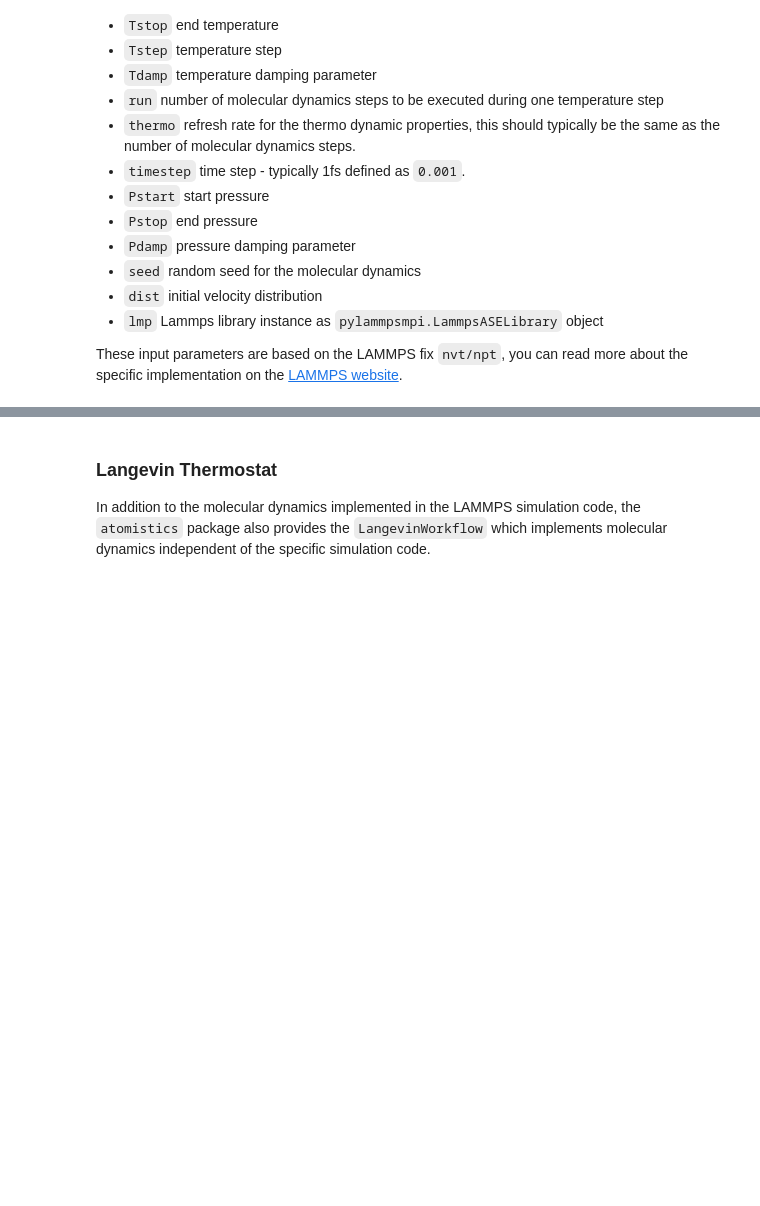
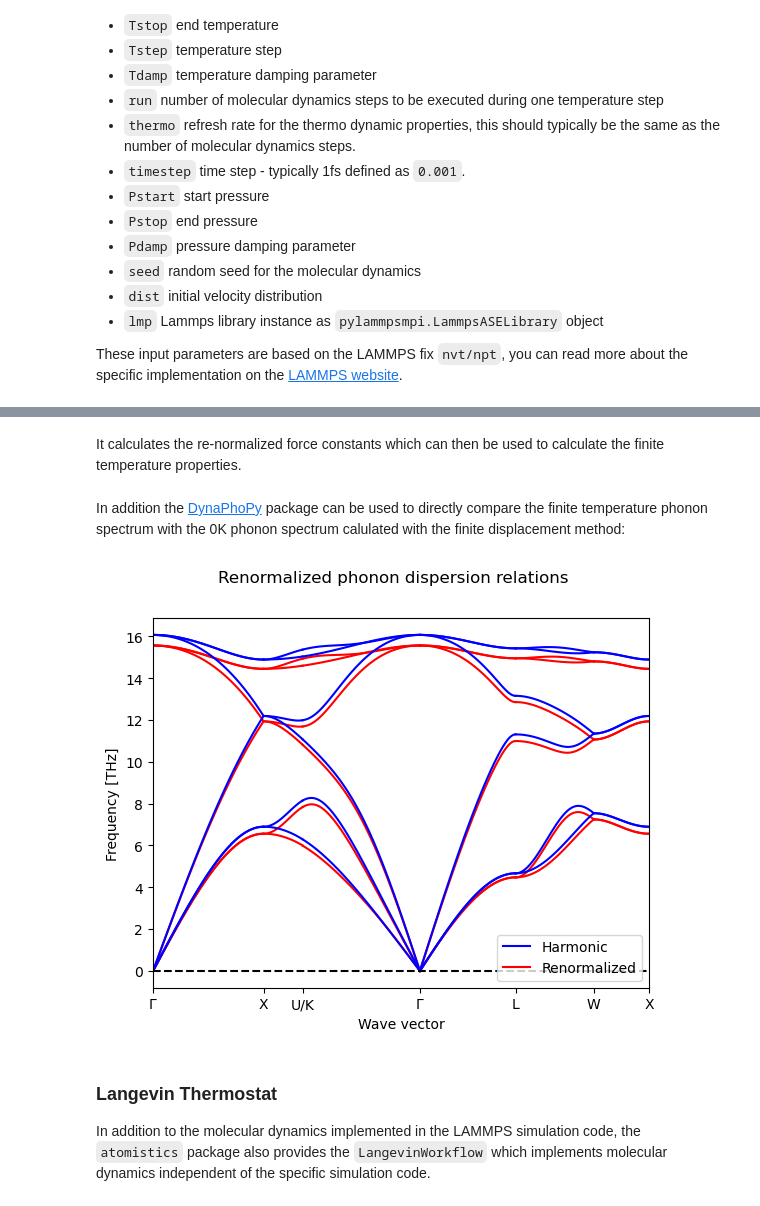
Before and after one commit to pyiron/atomistics, a Jupyter notebook: notebooks/lammps_workflows.ipynb, the cells around one changed output, grey strips where cells are left out. Saved outputs shown, nothing was run; the diff lists cells and outputs as text; code cells hidden in the pictures; blank space fills up the shorter version.

```diff
--- a/notebooks/lammps_workflows.ipynb
+++ b/notebooks/lammps_workflows.ipynb
@@ -328,0 +332,18 @@ These input parameters are based on the LAMMPS fix `nvt/npt`, you can read more
+# %%
+cell = (structure_ase.cell.array, structure_ase.get_scaled_positions(), structure_ase.numbers)
+primitive_matrix = spglib.standardize_cell(cell=cell, to_primitive=True)[0] / structure_ase.get_volume() ** (1/3)
+workflow = PhonopyWorkflow(
+    structure=structure_ase,
+    interaction_range=10,
+    factor=VaspToTHz,
+    displacement=0.01,
+    dos_mesh=20,
+    primitive_matrix=primitive_matrix,
+    number_of_snapshots=None,
+)
+task_dict = workflow.generate_structures()
+result_dict = evaluate_with_lammps(
+    task_dict=task_dict,
+    potential_dataframe=potential_dataframe,
+)
+workflow.analyse_structures(output_dict=result_dict)
@@ -328,0 +372,17 @@ These input parameters are based on the LAMMPS fix `nvt/npt`, you can read more
+# %%
+trajectory = calc_molecular_dynamics_phonons_with_lammps(
+    structure_ase=structure_ase,
+    potential_dataframe=potential_dataframe,
+    force_constants=workflow.phonopy.get_force_constants(),
+    phonopy_unitcell=workflow.phonopy.get_unitcell(),
+    phonopy_primitive_matrix=workflow.phonopy.get_primitive_matrix(),
+    phonopy_supercell_matrix=workflow.phonopy.get_supercell_matrix(),
+    total_time=2,       # ps
+    time_step=0.001,    # ps
+    relaxation_time=5,  # ps
+    silent=True,
+    supercell=[2, 2, 2],
+    memmap=False,
+    velocity_only=True,
+    temperature=600,
+)
@@ -328,0 +395,6 @@ These input parameters are based on the LAMMPS fix `nvt/npt`, you can read more
+# %%
+calculation = Quasiparticle(trajectory)
+calculation.select_power_spectra_algorithm(2)  # select FFT algorithm
+calculation.get_renormalized_phonon_dispersion_bands()
+renormalized_force_constants = calculation.get_renormalized_force_constants().get_array()
+renormalized_force_constants
@@ -329,3 +436,12 @@ These input parameters are based on the LAMMPS fix `nvt/npt`, you can read more
+# %% [markdown]
+It calculates the re-normalized force constants which can then be used to calculate the finite temperature properties.
+# %% [markdown]
+In addition the [DynaPhoPy](https://abelcarreras.github.io/DynaPhoPy/) package can be used to directly compare the
+finite temperature phonon spectrum with the 0K phonon spectrum calulated with the finite displacement method:
+# %%
+calculation.plot_renormalized_phonon_dispersion_bands()
+# %% [output]
+[figure, added]
 # %% [markdown]
 ### Langevin Thermostat
 In addition to the molecular dynamics implemented in the LAMMPS simulation code, the `atomistics` package also provides
```
Also changed, not shown: parts of 22 cells of this notebook, 2 other files.
